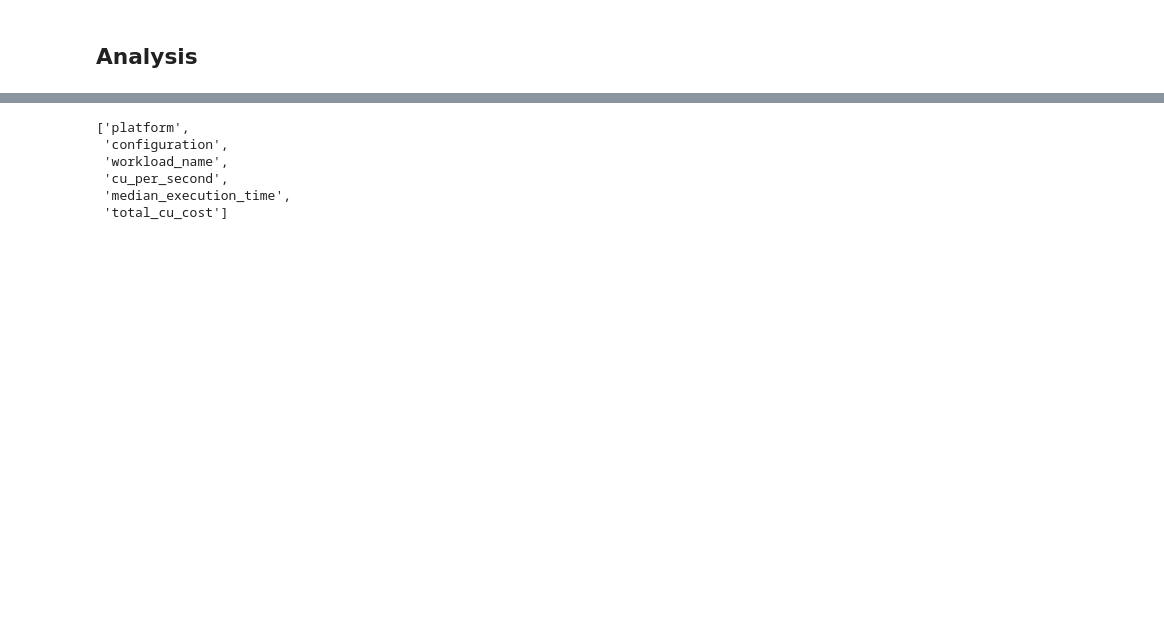
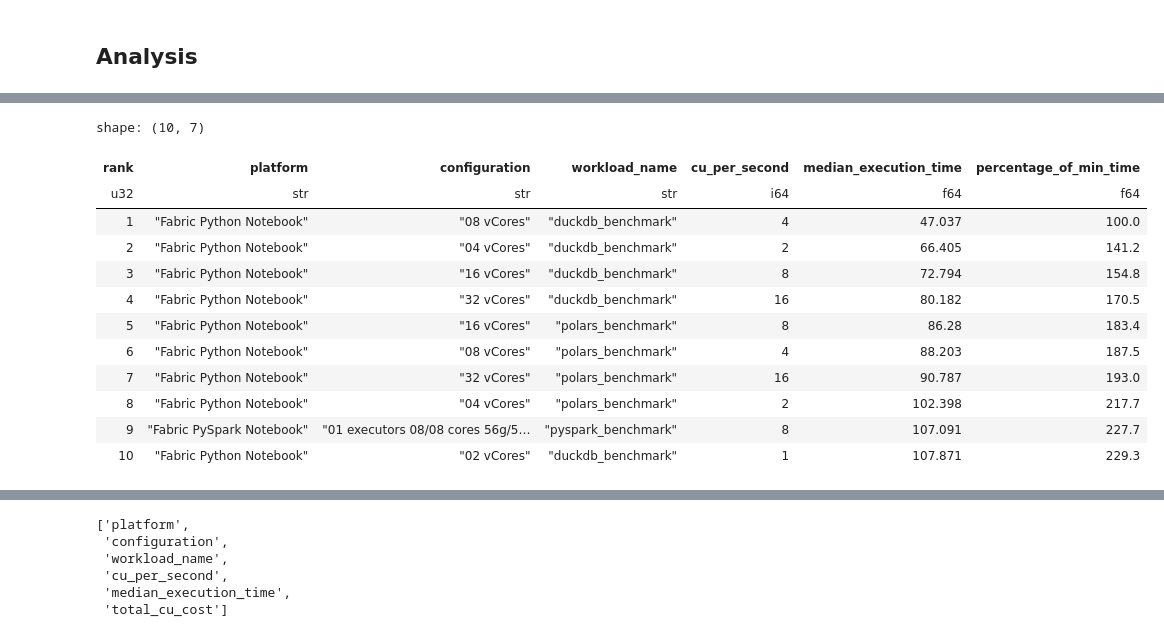
Before and after one commit to endjin/fabric-performance-benchmark, a Jupyter notebook: notebooks/analysis_of_results.ipynb, the cells around one changed output, grey strips where cells are left out. Drawn from its saved outputs; the diff is of its cells as text; code cells hidden in the pictures; blank space fills up the shorter version.

```diff
--- a/notebooks/analysis_of_results.ipynb
+++ b/notebooks/analysis_of_results.ipynb
@@ -389,3 +417,27 @@ sumamrised_overall_benchmarks_excluding_start_and_setup = (
     .agg(pl.col("total_execution_time").median().alias("median_execution_time"))
     .sort(["platform", "configuration", "workload_name", "cu_per_second"])
 )
+# %%
+(
+    sumamrised_overall_benchmarks_excluding_start_and_setup
+    .sort("median_execution_time")
+    .with_columns(
+        ((pl.col("median_execution_time") / pl.col("median_execution_time").min()) * 100).round(1).alias("percentage_of_min_time")
+    )
+    .with_row_index("rank", offset=1)
+    .head(10)
+)
+# %% [output]
+shape: (10, 7)
+| rank | platform | configuration | workload_name | cu_per_second | median_execution_time | percentage_of_min_time |
+| u32 | str | str | str | i64 | f64 | f64 |
+| 1 | "Fabric Python Notebook" | "08 vCores" | "duckdb_benchmark" | 4 | 47.037 | 100.0 |
+| 2 | "Fabric Python Notebook" | "04 vCores" | "duckdb_benchmark" | 2 | 66.405 | 141.2 |
+| 3 | "Fabric Python Notebook" | "16 vCores" | "duckdb_benchmark" | 8 | 72.794 | 154.8 |
+| 4 | "Fabric Python Notebook" | "32 vCores" | "duckdb_benchmark" | 16 | 80.182 | 170.5 |
+| 5 | "Fabric Python Notebook" | "16 vCores" | "polars_benchmark" | 8 | 86.28 | 183.4 |
+| 6 | "Fabric Python Notebook" | "08 vCores" | "polars_benchmark" | 4 | 88.203 | 187.5 |
+| 7 | "Fabric Python Notebook" | "32 vCores" | "polars_benchmark" | 16 | 90.787 | 193.0 |
+| 8 | "Fabric Python Notebook" | "04 vCores" | "polars_benchmark" | 2 | 102.398 | 217.7 |
+| 9 | "Fabric PySpark Notebook" | "01 executors 08/08 cores 56g/5… | "pyspark_benchmark" | 8 | 107.091 | 227.7 |
+| 10 | "Fabric Python Notebook" | "02 vCores" | "duckdb_benchmark" | 1 | 107.871 | 229.3 |
```
Also changed, not shown: parts of 24 cells of this notebook.
